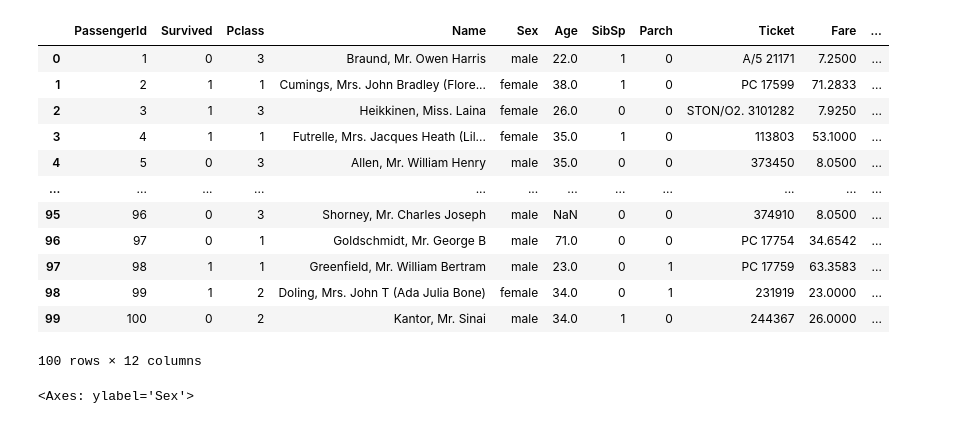
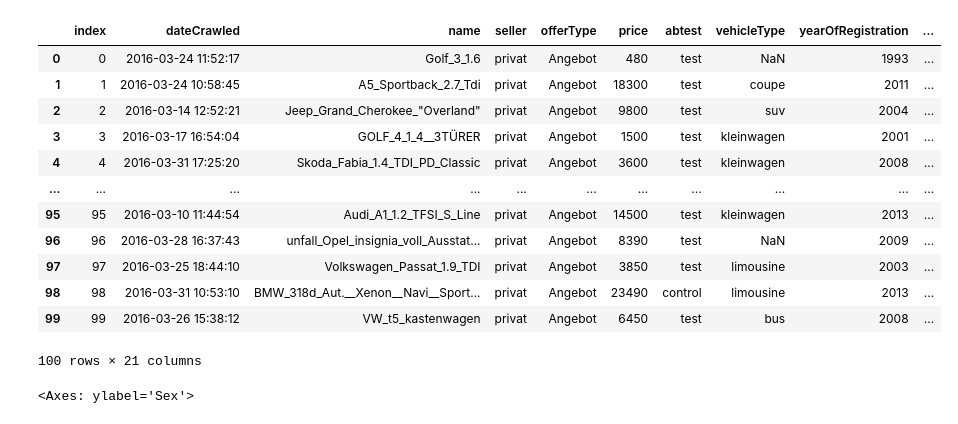
Before and after one commit to rohitdhadambe/Machine_Learning, a Jupyter notebook: EDA1.ipynb, the cells around one changed output. Cells and saved outputs as stored; diff of their text form; code cells hidden in the pictures.

```diff
--- a/EDA1.ipynb
+++ b/EDA1.ipynb
@@ -1,22 +1,22 @@
 # %%
 import pandas as pd
-df=pd.read_csv('train_data.csv')
+df=pd.read_csv('autos.csv')
 
 df.head(100)
 # %% [output]
-|  | PassengerId | Survived | Pclass | Name | Sex | Age | SibSp | Parch | Ticket | Fare | ... |
-| 0 | 1 | 0 | 3 | Braund, Mr. Owen Harris | male | 22.0 | 1 | 0 | A/5 21171 | 7.2500 | ... |
-| 1 | 2 | 1 | 1 | Cumings, Mrs. John Bradley (Flore... | female | 38.0 | 1 | 0 | PC 17599 | 71.2833 | ... |
-| 2 | 3 | 1 | 3 | Heikkinen, Miss. Laina | female | 26.0 | 0 | 0 | STON/O2. 3101282 | 7.9250 | ... |
-| 3 | 4 | 1 | 1 | Futrelle, Mrs. Jacques Heath (Lil... | female | 35.0 | 1 | 0 | 113803 | 53.1000 | ... |
-| 4 | 5 | 0 | 3 | Allen, Mr. William Henry | male | 35.0 | 0 | 0 | 373450 | 8.0500 | ... |
-| ... | ... | ... | ... | ... | ... | ... | ... | ... | ... | ... | ... |
-| 95 | 96 | 0 | 3 | Shorney, Mr. Charles Joseph | male | NaN | 0 | 0 | 374910 | 8.0500 | ... |
-| 96 | 97 | 0 | 1 | Goldschmidt, Mr. George B | male | 71.0 | 0 | 0 | PC 17754 | 34.6542 | ... |
-| 97 | 98 | 1 | 1 | Greenfield, Mr. William Bertram | male | 23.0 | 0 | 1 | PC 17759 | 63.3583 | ... |
-| 98 | 99 | 1 | 2 | Doling, Mrs. John T (Ada Julia Bone) | female | 34.0 | 0 | 1 | 231919 | 23.0000 | ... |
-| 99 | 100 | 0 | 2 | Kantor, Mr. Sinai | male | 34.0 | 1 | 0 | 244367 | 26.0000 | ... |
+|  | index | dateCrawled | name | seller | offerType | price | abtest | vehicleType | yearOfRegistration | ... |
+| 0 | 0 | 2016-03-24 11:52:17 | Golf_3_1.6 | privat | Angebot | 480 | test | NaN | 1993 | ... |
+| 1 | 1 | 2016-03-24 10:58:45 | A5_Sportback_2.7_Tdi | privat | Angebot | 18300 | test | coupe | 2011 | ... |
+| 2 | 2 | 2016-03-14 12:52:21 | Jeep_Grand_Cherokee_"Overland" | privat | Angebot | 9800 | test | suv | 2004 | ... |
+| 3 | 3 | 2016-03-17 16:54:04 | GOLF_4_1_4__3TÜRER | privat | Angebot | 1500 | test | kleinwagen | 2001 | ... |
+| 4 | 4 | 2016-03-31 17:25:20 | Skoda_Fabia_1.4_TDI_PD_Classic | privat | Angebot | 3600 | test | kleinwagen | 2008 | ... |
+| ... | ... | ... | ... | ... | ... | ... | ... | ... | ... | ... |
+| 95 | 95 | 2016-03-10 11:44:54 | Audi_A1_1.2_TFSI_S_Line | privat | Angebot | 14500 | test | kleinwagen | 2013 | ... |
+| 96 | 96 | 2016-03-28 16:37:43 | unfall_Opel_insignia_voll_Ausstat... | privat | Angebot | 8390 | test | NaN | 2009 | ... |
+| 97 | 97 | 2016-03-25 18:44:10 | Volkswagen_Passat_1.9_TDI | privat | Angebot | 3850 | test | limousine | 2003 | ... |
+| 98 | 98 | 2016-03-31 10:53:10 | BMW_318d_Aut.__Xenon__Navi__Sport... | privat | Angebot | 23490 | control | limousine | 2013 | ... |
+| 99 | 99 | 2016-03-26 15:38:12 | VW_t5_kastenwagen | privat | Angebot | 6450 | test | bus | 2008 | ... |
-100 rows × 12 columns
+100 rows × 21 columns
 # %%
 
 import seaborn as sns
```
Also changed, not shown: 1 other file.
